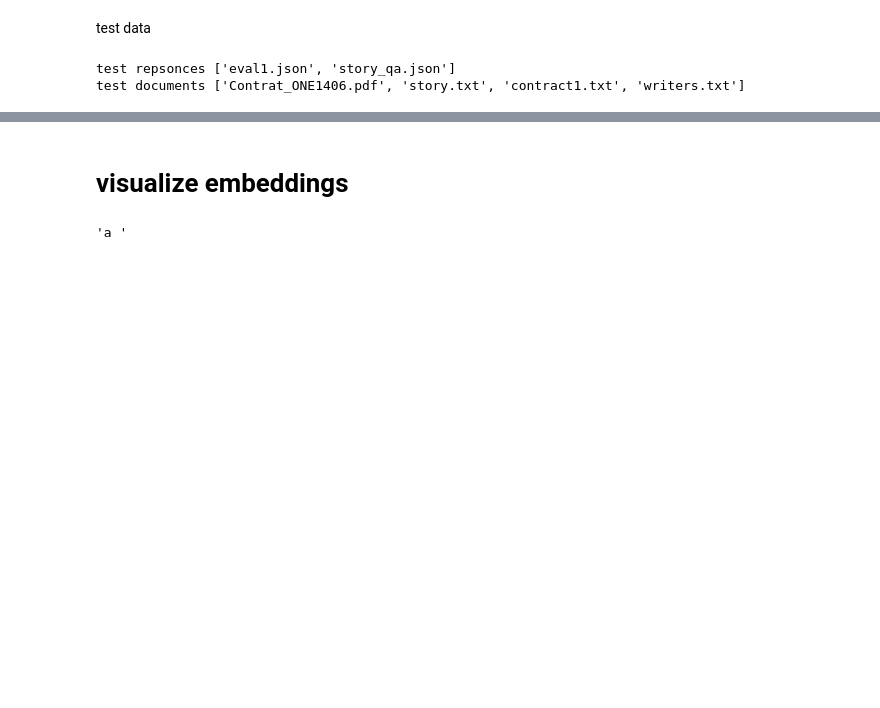
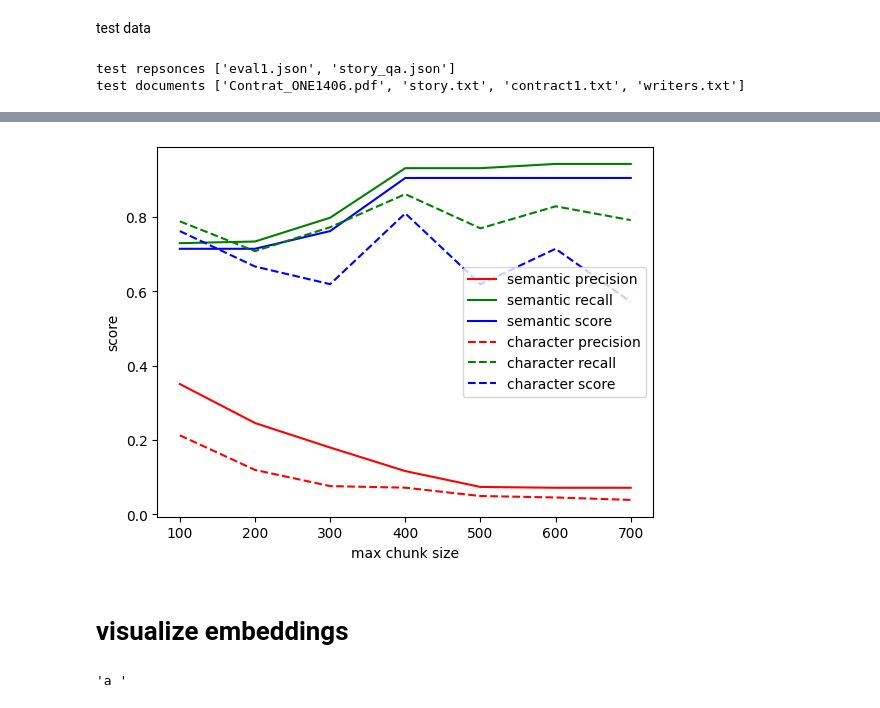
Before and after one commit to addaix/raglab, a Jupyter notebook: misc/ad_raglab_streamline.ipynb, the cells around one changed output, grey strips where cells are left out. Saved outputs shown, nothing was run; the diff lists cells and outputs as text; code cells hidden in the pictures; blank space fills up the shorter version.

```diff
--- a/misc/ad_raglab_streamline.ipynb
+++ b/misc/ad_raglab_streamline.ipynb
@@ -68,4 +92,3 @@ _generate_split_keys =  partial(generate_split_keys, chunk_overlap=40, chunk_siz
 from segmentation_lib import segment_keys
 from functools import partial
 segment_keys_= partial(segment_keys, language= "english")
-doc_embed = doc_embeddings["chunker":](documents=erwan_doc, chunker = _generate_split_keys) # TODO add semantic chunker
@@ -107,0 +125,12 @@ Score: 15/21
+# %%
+max_sizes = [100, 200, 300, 400, 500, 600, 700]
+precisions = []
+recalls = []
+scores = []
+chunker = semantic_doc_chunker
+# chunker = char_doc_chunker
+for max_size in max_sizes:
+    p,r,s = test_retrieval(chunker, max_size)
+    precisions.append(p)
+    recalls.append(r)
+    scores.append(s)
@@ -108,3 +155,25 @@ Score: 15/21
+# %%
+s_precisions = precisions
+s_recalls = recalls
+s_scores = scores
+# %%
+c_precisions = precisions
+c_recalls = recalls
+c_scores = scores
+# %%
+import matplotlib.pyplot as plt
+plt.plot(max_sizes, s_precisions, label="semantic precision", color="red")
+plt.plot(max_sizes, s_recalls, label="semantic recall", color="green")
+plt.plot(max_sizes, s_scores, label="semantic score", color="blue")
+plt.plot(max_sizes, c_precisions, label="character precision", linestyle="--", color="red")
+plt.plot(max_sizes, c_recalls, label="character recall", linestyle="--", color="green")
+plt.plot(max_sizes, c_scores, label="character score", linestyle="--", color="blue")
+plt.xlabel("max chunk size")
+plt.ylabel("score")
+plt.legend()
+plt.show()
+# %% [output]
+[figure, added]
 # %% [markdown]
 # visualize embeddings
 # %%
```
Also changed, not shown: parts of 16 cells of this notebook, 2 other files.
